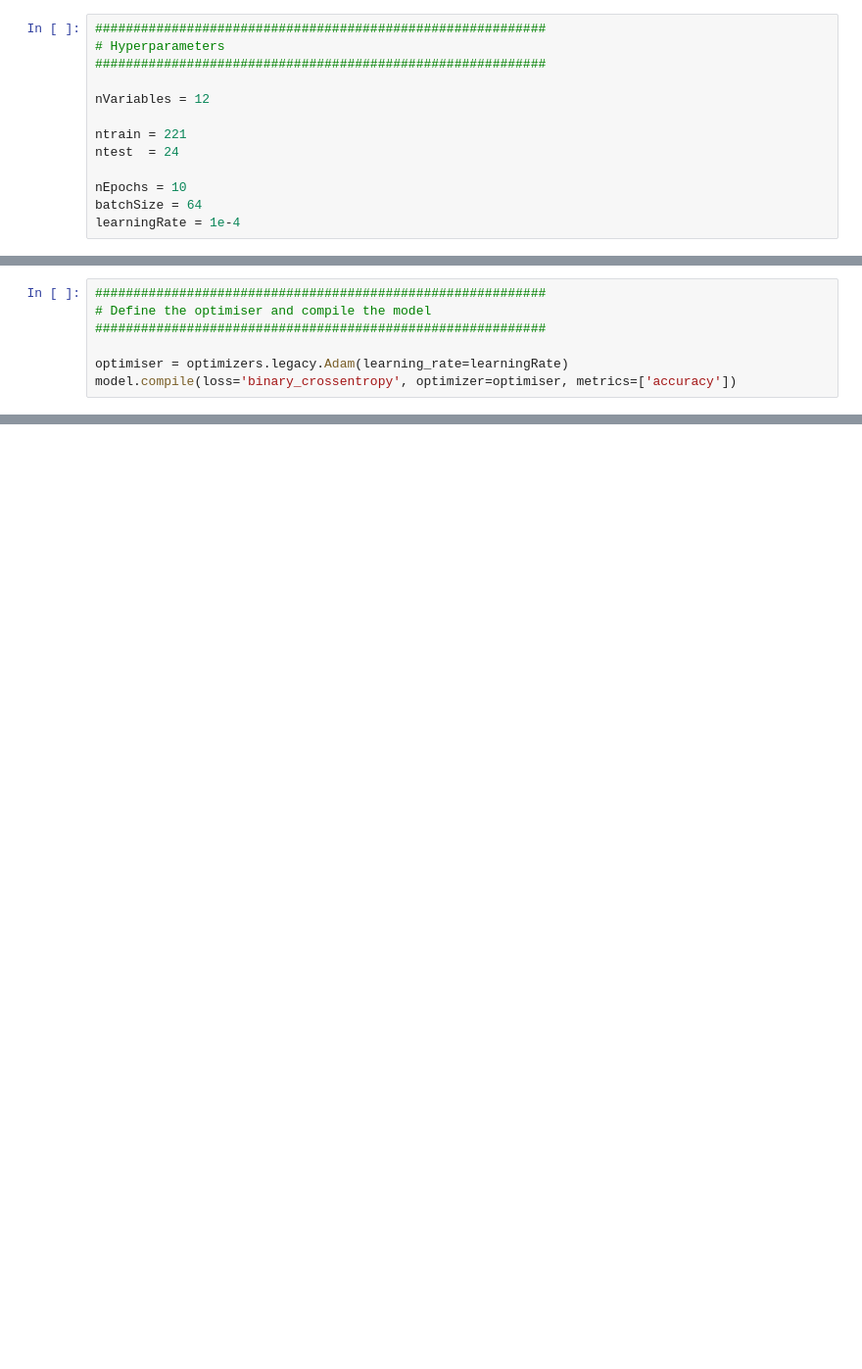
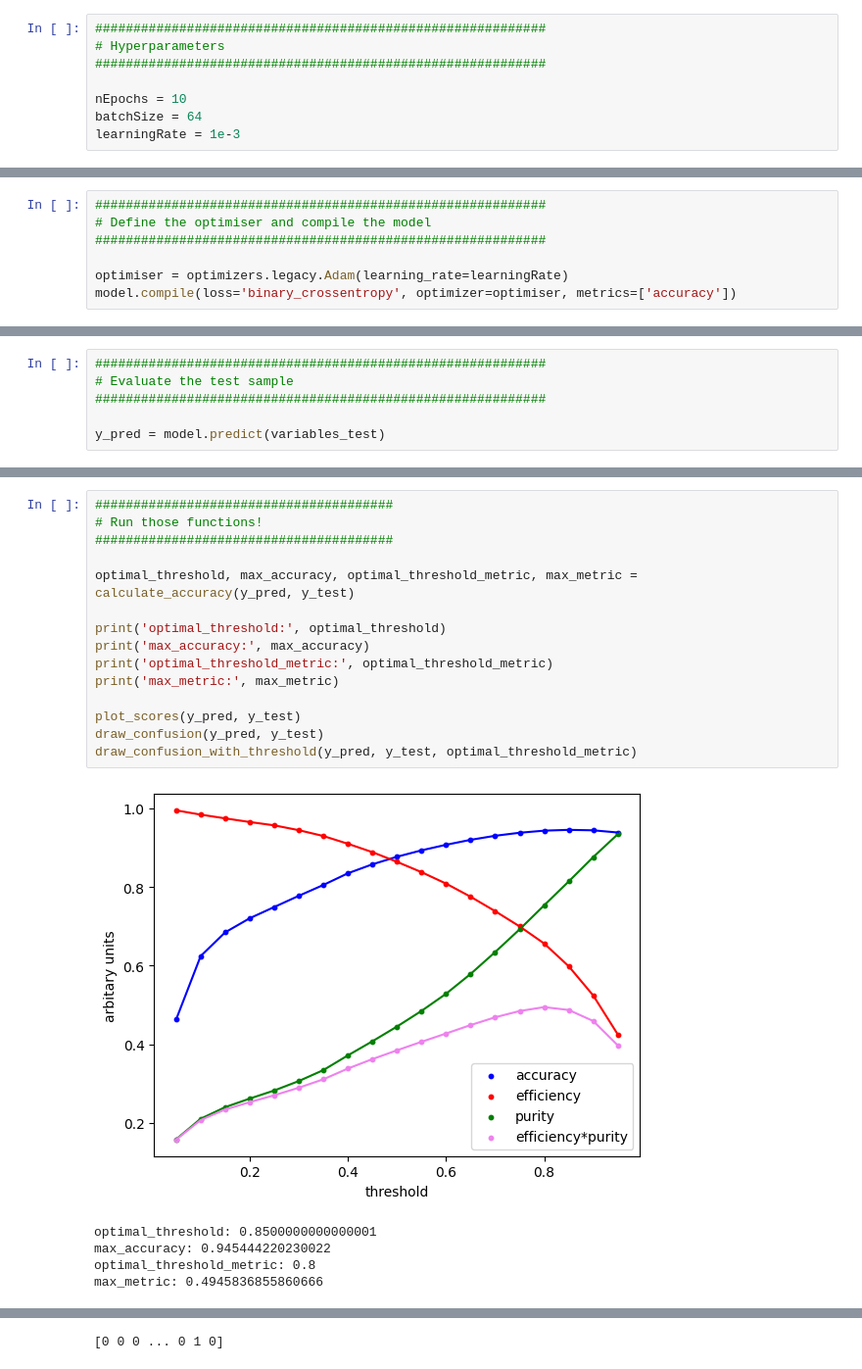
Before and after one commit to imawby/Hierarchy_GNN, a Jupyter notebook: HigherTier/TrainHigherTierModel.ipynb, the cells around one changed output, grey strips where cells are left out. Shown at 98% size. Drawn from its saved outputs; the diff is of its cells as text; blank space fills up the shorter version.

```diff
--- a/HigherTier/TrainHigherTierModel.ipynb
+++ b/HigherTier/TrainHigherTierModel.ipynb
@@ -31,14 +29,9 @@ trainVarFile = '/Users/isobel/Desktop/DUNE/2024/Hierarchy/HigherTier/files/highe
 # Hyperparameters
 ###########################################################
 
-nVariables = 12
-
-ntrain = 221
-ntest  = 24
-
 nEpochs = 10
 batchSize = 64
-learningRate = 1e-4
+learningRate = 1e-3
 # %%
 ###########################################################
 # Get data from file
@@ -105,0 +462,6 @@ Epoch 10/10
+# %%
+###########################################################
+# Evaluate the test sample
+###########################################################
+
+y_pred = model.predict(variables_test)
@@ -105,0 +643,21 @@ Epoch 10/10
+# %%
+#######################################
+# Run those functions!
+#######################################
+
+optimal_threshold, max_accuracy, optimal_threshold_metric, max_metric = calculate_accuracy(y_pred, y_test)
+
+print('optimal_threshold:', optimal_threshold)
+print('max_accuracy:', max_accuracy)
+print('optimal_threshold_metric:', optimal_threshold_metric)
+print('max_metric:', max_metric)
+
+plot_scores(y_pred, y_test)
+draw_confusion(y_pred, y_test)
+draw_confusion_with_threshold(y_pred, y_test, optimal_threshold_metric)
+# %% [output]
+[figure, added]
+optimal_threshold: 0.8500000000000001
+max_accuracy: 0.945444220230022
+optimal_threshold_metric: 0.8
+max_metric: 0.4945836855860666
@@ -105,0 +665 @@ Epoch 10/10
+[0 0 0 ... 0 1 0]
```
Also changed, not shown: parts of 12 cells of this notebook, 2 other files.
